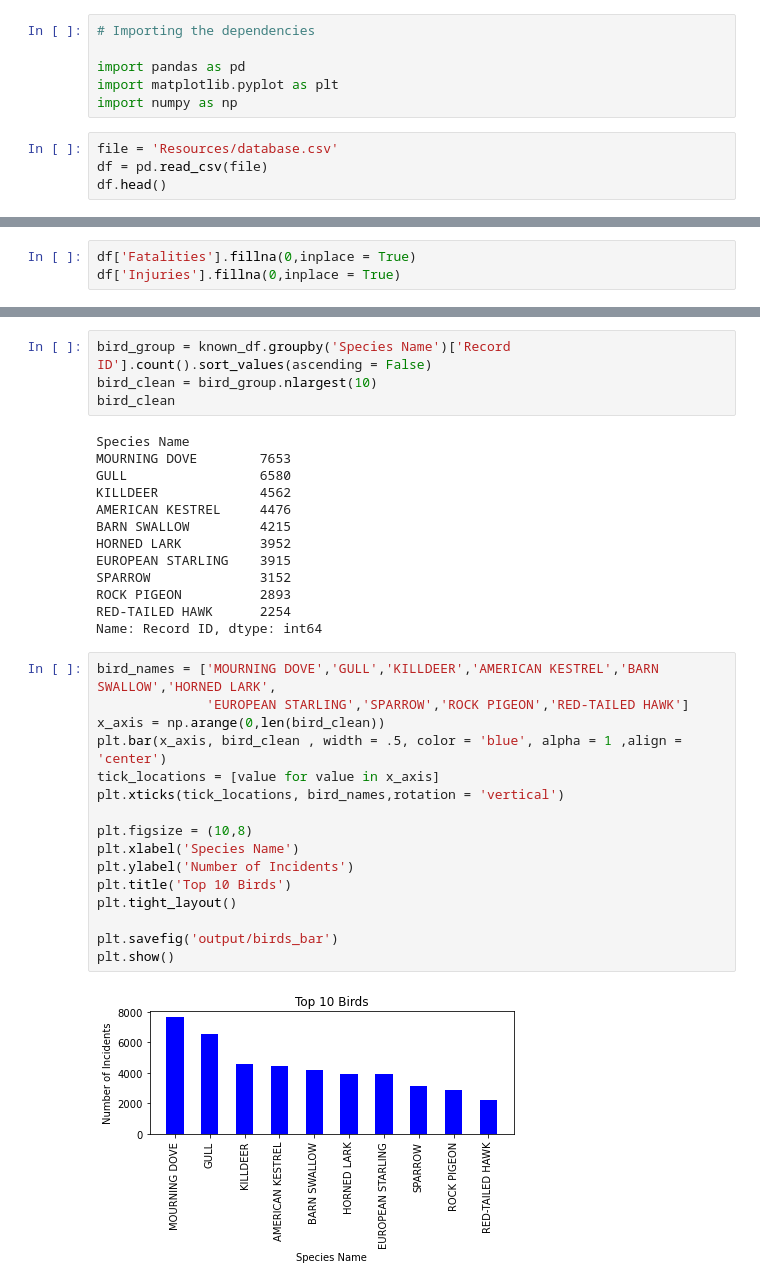
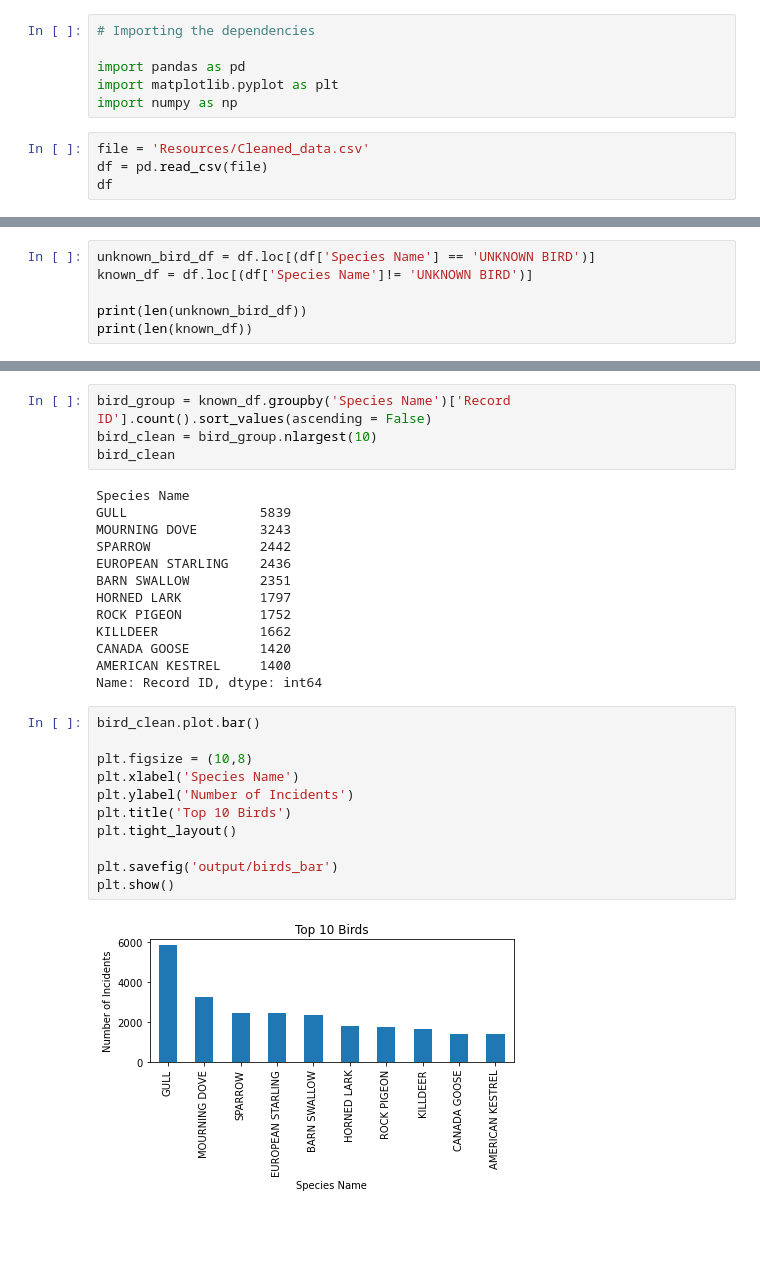
Before and after one commit to kplam624/Birds-Plane-Incident-Analysis, a Jupyter notebook: Question 2.ipynb, the cells around one changed output, grey strips where cells are left out. Cells and saved outputs as stored; diff of their text form; blank space fills up the shorter version.

```diff
--- a/Question 2.ipynb
+++ b/Question 2.ipynb
@@ -5,9 +5,9 @@ import pandas as pd
 import matplotlib.pyplot as plt
 import numpy as np
 # %%
-file = 'Resources/database.csv'
+file = 'Resources/Cleaned_data.csv'
 df = pd.read_csv(file)
-df.head()
+df
 # %% [output]
 |  | Record ID | Incident Year | Incident Month | Incident Day | Operator ID | Operator | Aircraft | ... |
 | 0 | 127128 | 1990 | 1 | 1 | DAL | DELTA AIR LINES | B-757-200 | ... |
@@ -30,3 +35,0 @@ df.head()
-# %%
-df['Fatalities'].fillna(0,inplace = True)
-df['Injuries'].fillna(0,inplace = True)
@@ -89,0 +36,6 @@ print(len(known_df))
+# %%
+unknown_bird_df = df.loc[(df['Species Name'] == 'UNKNOWN BIRD')]
+known_df = df.loc[(df['Species Name']!= 'UNKNOWN BIRD')]
+
+print(len(unknown_bird_df))
+print(len(known_df))
@@ -132,32 +66,27 @@ bird_clean = bird_group.nlargest(10)
 bird_clean
 # %% [output]
 Species Name
-MOURNING DOVE        7653
-GULL                 6580
-KILLDEER             4562
-AMERICAN KESTREL     4476
-BARN SWALLOW         4215
-HORNED LARK          3952
-EUROPEAN STARLING    3915
-SPARROW              3152
-ROCK PIGEON          2893
-RED-TAILED HAWK      2254
+GULL                 5839
+MOURNING DOVE        3243
+SPARROW              2442
+EUROPEAN STARLING    2436
+BARN SWALLOW         2351
+HORNED LARK          1797
+ROCK PIGEON          1752
+KILLDEER             1662
+CANADA GOOSE         1420
+AMERICAN KESTREL     1400
 Name: Record ID, dtype: int64
 # %%
-bird_names = ['MOURNING DOVE','GULL','KILLDEER','AMERICAN KESTREL','BARN SWALLOW','HORNED LARK',
-              'EUROPEAN STARLING','SPARROW','ROCK PIGEON','RED-TAILED HAWK']
-x_axis = np.arange(0,len(bird_clean))
-plt.bar(x_axis, bird_clean , width = .5, color = 'blue', alpha = 1 ,align = 'center')
-tick_locations = [value for value in x_axis]
-plt.xticks(tick_locations, bird_names,rotation = 'vertical')
+bird_clean.plot.bar()
 
 plt.figsize = (10,8)
 plt.xlabel('Species Name')
 plt.ylabel('Number of Incidents')
 plt.title('Top 10 Birds')
 plt.tight_layout()
 
 plt.savefig('output/birds_bar')
 plt.show()
 # %% [output]
-[figure, old version]
+[figure, new version]
```
Also changed, not shown: parts of 15 cells of this notebook, 5 other files.
